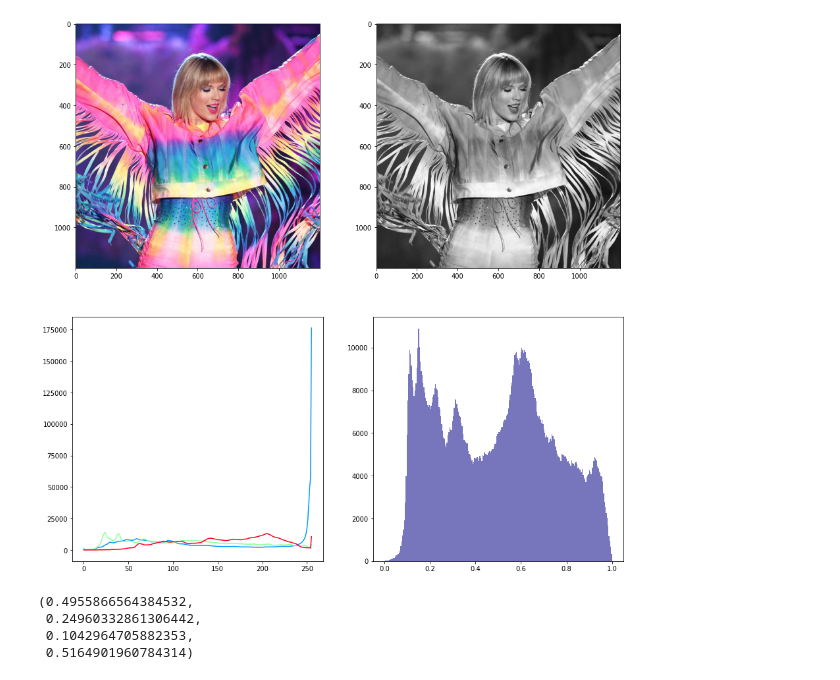
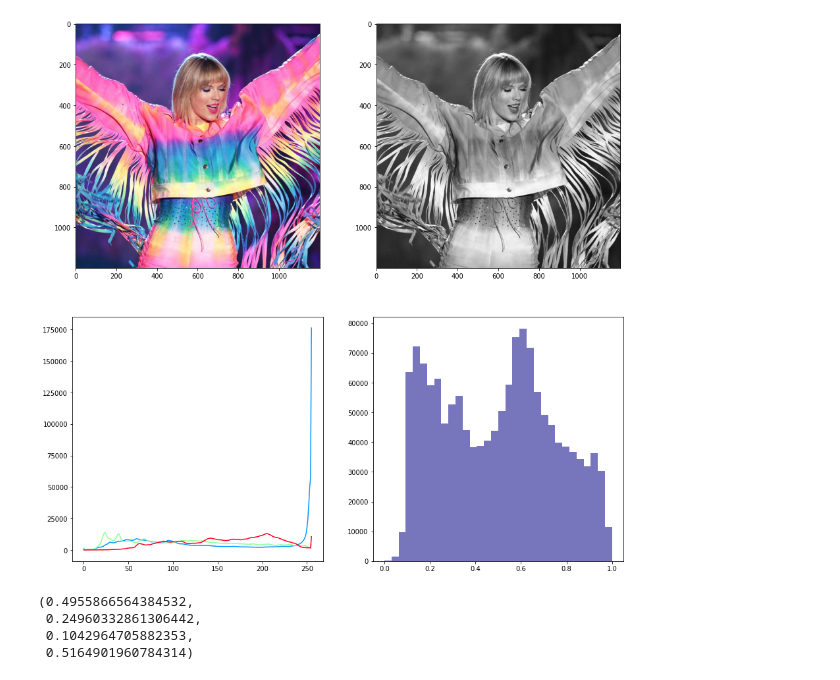
Before and after one commit to veronika-suprunovich/system-analysis, a Jupyter notebook: descriptive-statistics/descriptive-statistics.ipynb, the cells around one changed output. Saved outputs shown, nothing was run; the diff lists cells and outputs as text; code cells hidden in the pictures.

```diff
--- a/descriptive-statistics/descriptive-statistics.ipynb
+++ b/descriptive-statistics/descriptive-statistics.ipynb
@@ -8,20 +8,20 @@ import statistics
 # %%
 image = io.imread('taylor_lover.jpg')
 grayscale_image = io.imread('taylor_lover.jpg', as_gray=True)
 
 fig, ax = plt.subplots(2, 2, figsize=(15, 15))
 ax[0, 0].imshow(image)
 ax[0, 1].imshow(grayscale_image, cmap=plt.cm.gray)
-ax[1, 1].hist(grayscale_image.flatten(), bins=256, range=(0, 1), color='#7776BC')
+ax[1, 1].hist(grayscale_image.flatten(), bins=32, range=(0, 1), color='#7776BC')
 
 color = ('#0496FF','#8CFF98','#FF0022')
 for i,col in enumerate(color):
     histogram = cv2.calcHist([image],[i],None,[256],[0,256])
     ax[1, 0].plot(histogram, color = col)
 
 plt.show()
 # %% [output]
-[figure, old version]
+[figure, new version]
 # %%
 sample_mean = np.mean(grayscale_image)    # sample mean
 # reshape our image to vector
```
Also changed, not shown: parts of 4 cells of this notebook, 6 other files.
